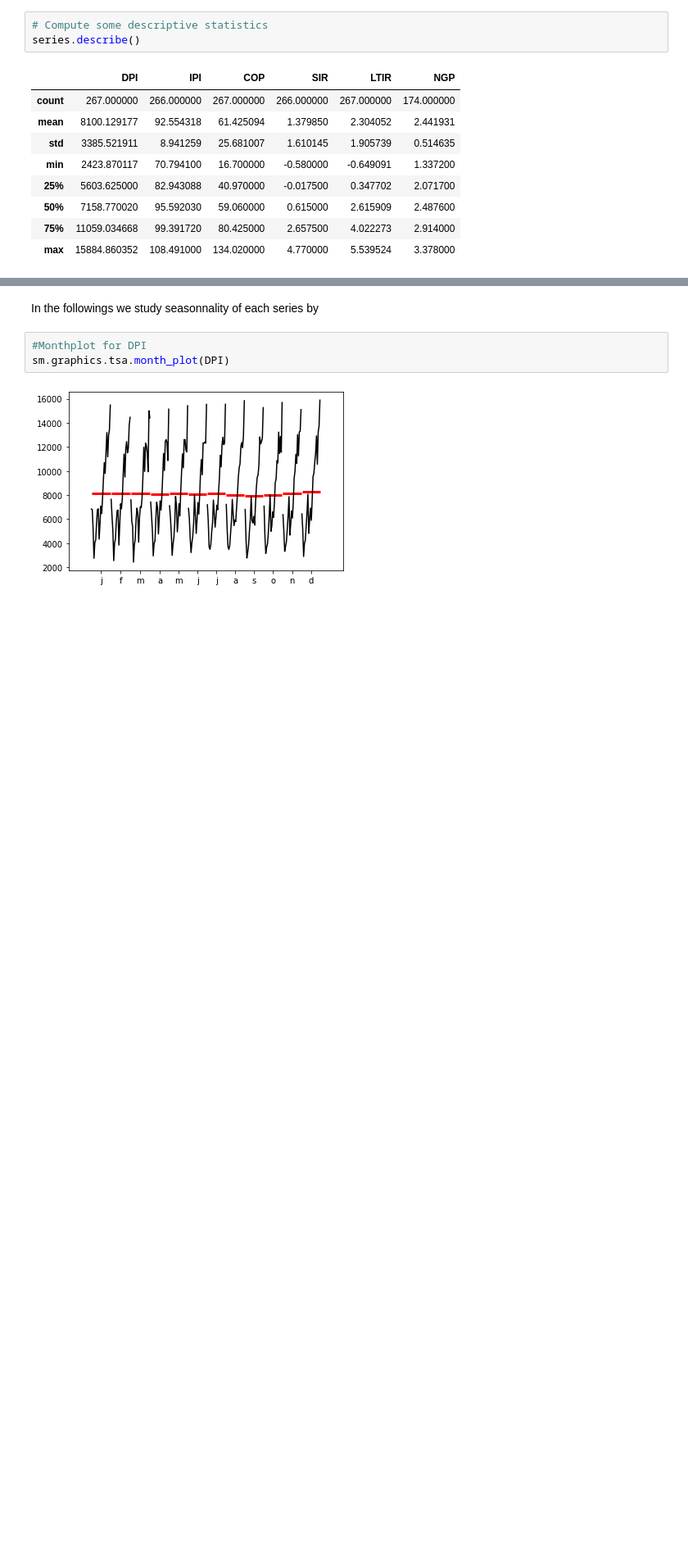
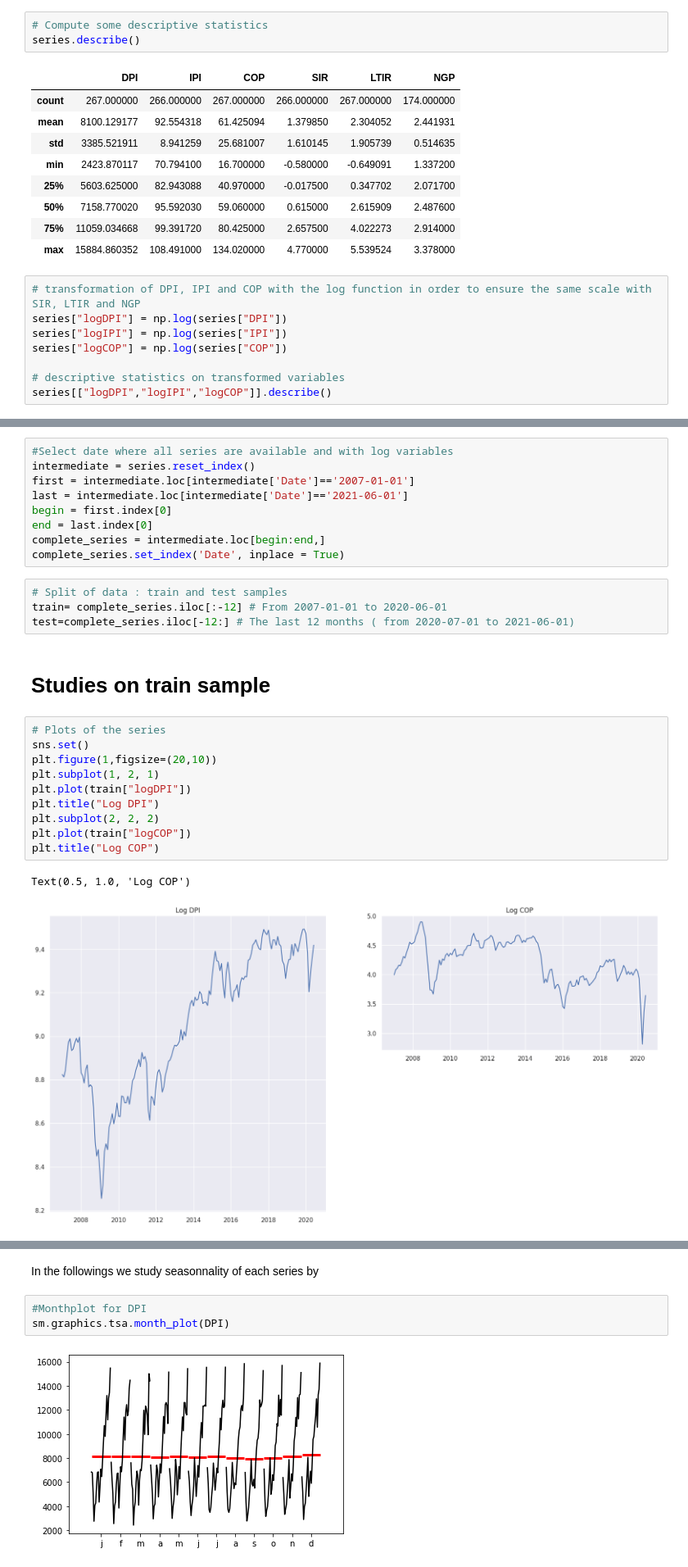
Before and after one commit to flokoafon/WQU_project, a Jupyter notebook: WQU_project.ipynb, the cells around one changed output, grey strips where cells are left out. Shown at 82% size. Cells and saved outputs as stored; diff of their text form; blank space fills up the shorter version.

```diff
--- a/WQU_project.ipynb
+++ b/WQU_project.ipynb
@@ -122,3 +122,11 @@ series.describe()
 | 50% | 7158.770020 | 95.592030 | 59.060000 | 0.615000 | 2.615909 | 2.487600 |
 | 75% | 11059.034668 | 99.391720 | 80.425000 | 2.657500 | 4.022273 | 2.914000 |
 | max | 15884.860352 | 108.491000 | 134.020000 | 4.770000 | 5.539524 | 3.378000 |
+# %%
+# transformation of DPI, IPI and COP with the log function in order to ensure the same scale with  SIR, LTIR and NGP
+series["logDPI"] = np.log(series["DPI"])
+series["logIPI"] = np.log(series["IPI"])
+series["logCOP"] = np.log(series["COP"])
+
+# descriptive statistics on transformed variables
+series[["logDPI","logIPI","logCOP"]].describe()
@@ -124,0 +143,28 @@ series.describe()
+# %%
+#Select date where all series are available and with log variables
+intermediate = series.reset_index()
+first = intermediate.loc[intermediate['Date']=='2007-01-01']
+last = intermediate.loc[intermediate['Date']=='2021-06-01']
+begin = first.index[0]
+end = last.index[0]
+complete_series = intermediate.loc[begin:end,]
+complete_series.set_index('Date', inplace = True)
+# %%
+# Split of data : train and test samples
+train= complete_series.iloc[:-12] # From 2007-01-01 to 2020-06-01
+test=complete_series.iloc[-12:] # The last 12 months ( from 2020-07-01 to 2021-06-01)
+# %% [markdown]
+# Studies on train sample
+# %%
+# Plots of the series
+sns.set()
+plt.figure(1,figsize=(20,10))
+plt.subplot(1, 2, 1)
+plt.plot(train["logDPI"])
+plt.title("Log DPI")
+plt.subplot(2, 2, 2)
+plt.plot(train["logCOP"])
+plt.title("Log COP")
+# %% [output]
+Text(0.5, 1.0, 'Log COP')
+[figure, added]
```
Also changed, not shown: parts of 45 cells of this notebook.
